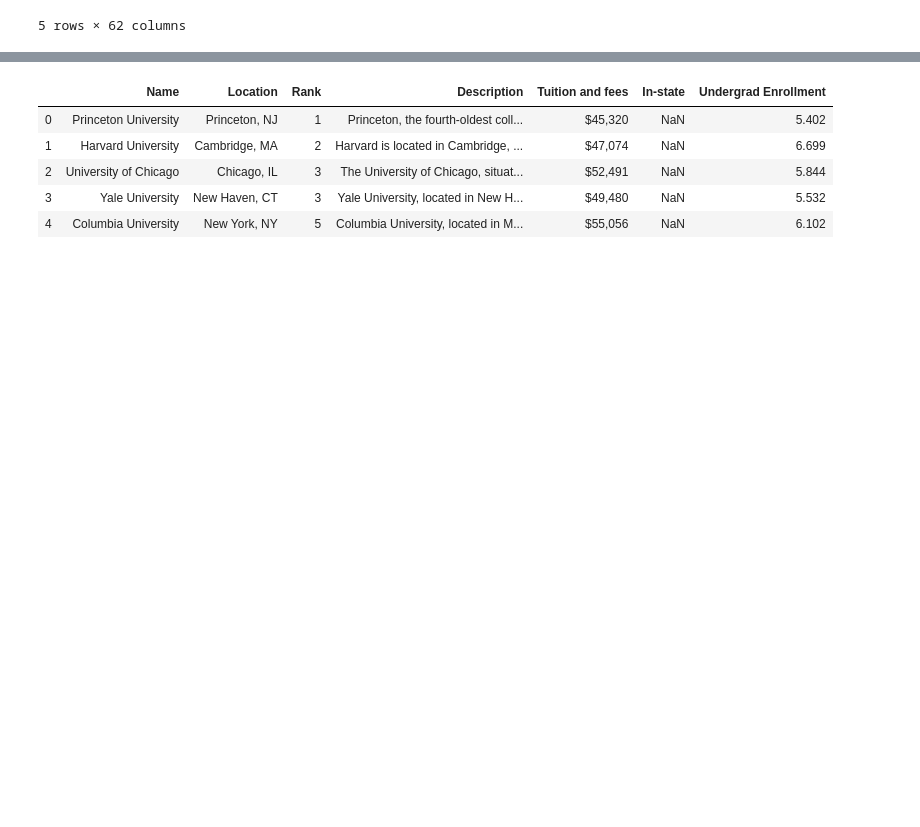
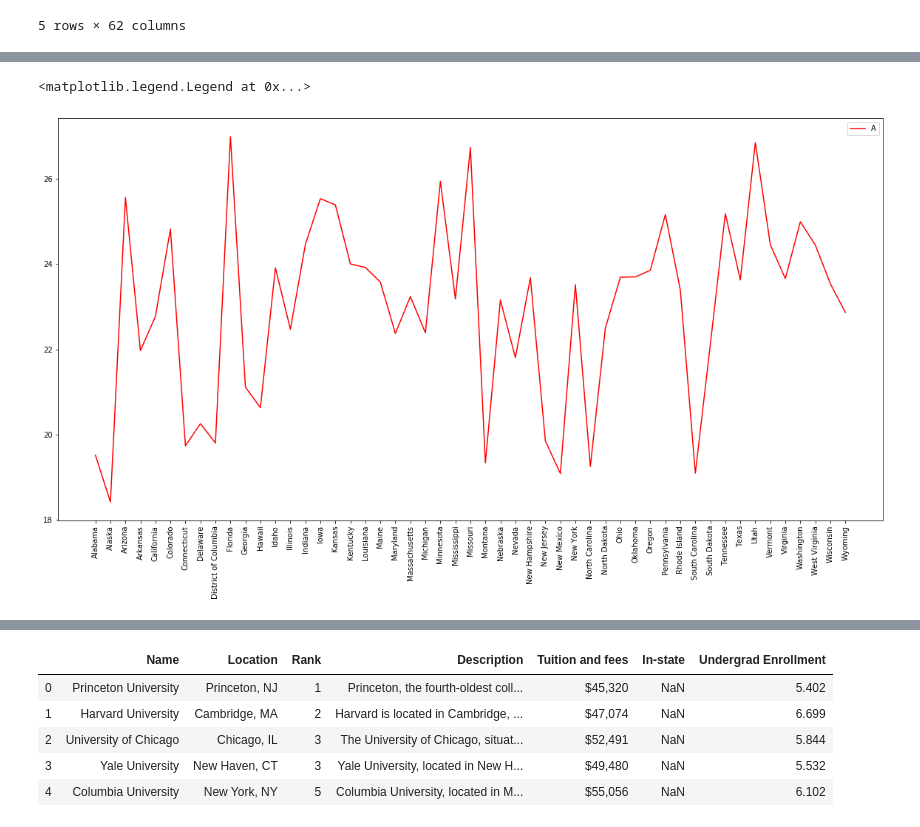
Before and after one commit to steber97/RecursionFairies_AdaProject, a Jupyter notebook: csv_datasets.ipynb, the cells around one changed output, grey strips where cells are left out. Cells and saved outputs as stored; diff of their text form; code cells hidden in the pictures; blank space fills up the shorter version.

```diff
--- a/csv_datasets.ipynb
+++ b/csv_datasets.ipynb
@@ -531,0 +551,3 @@ institutions_or.head()
+# %%
+institutions_columns=institutions_or[['chronname', 'state', 'awards_per_value', 'exp_award_value']]
+institutions_columns
@@ -531,0 +573,4 @@ institutions_or.head()
+# %%
+institutions_grouped=institutions_columns.groupby('state')
+institutions_levels=institutions_grouped.mean()[['awards_per_value','exp_award_value']]
+institutions_levels.head()
@@ -531,0 +585,9 @@ institutions_or.head()
+# %%
+#We plot the informations obtained
+plt.figure(figsize=(20,10))
+plt.xticks(rotation='vertical')
+plt.plot(institutions_levels.index, institutions_levels.awards_per_value, 'r')
+plt.gca().legend(('Awards per 100 full-time undergraduate students'))
+# %% [output]
+<matplotlib.legend.Legend at 0x...>
+[figure, added]
```
Also changed, not shown: parts of 26 cells of this notebook, 1 other file.
